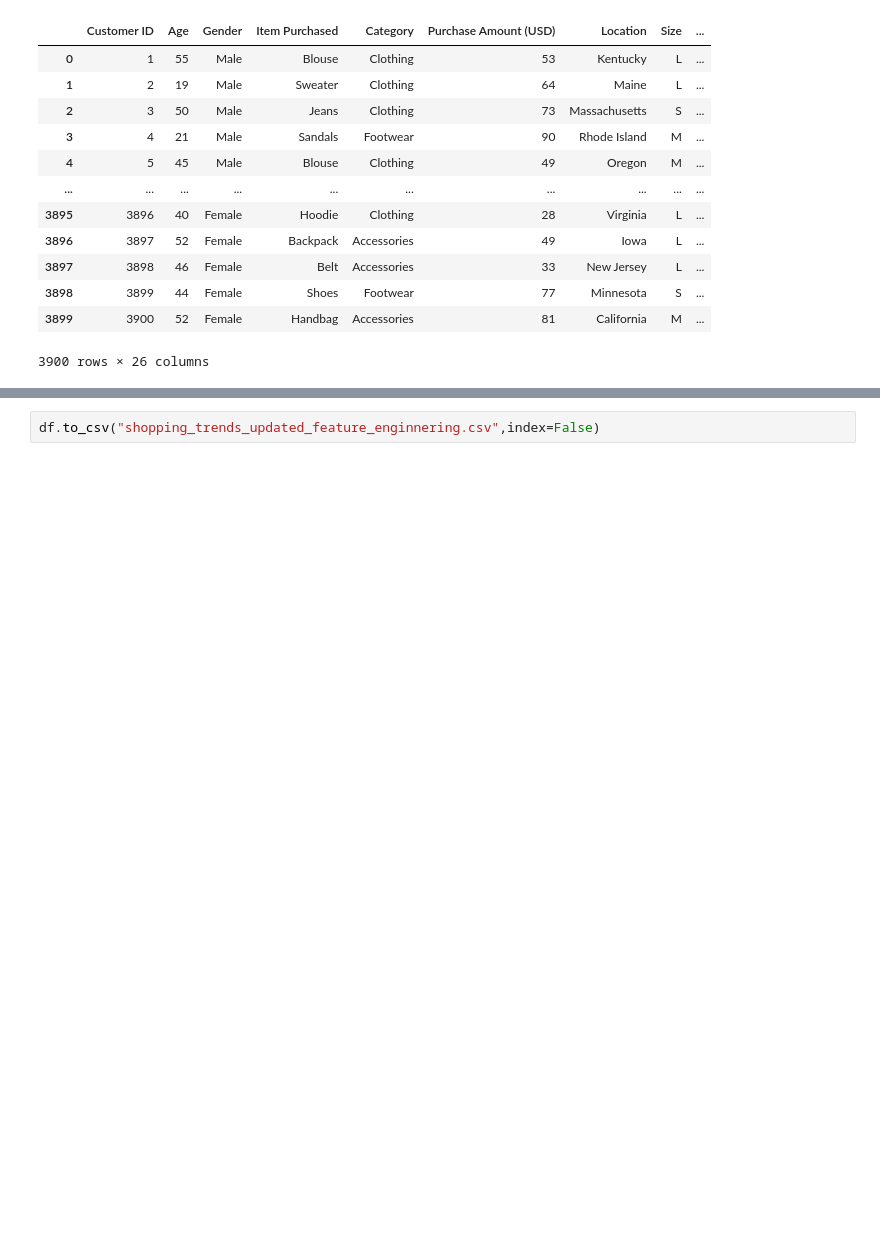
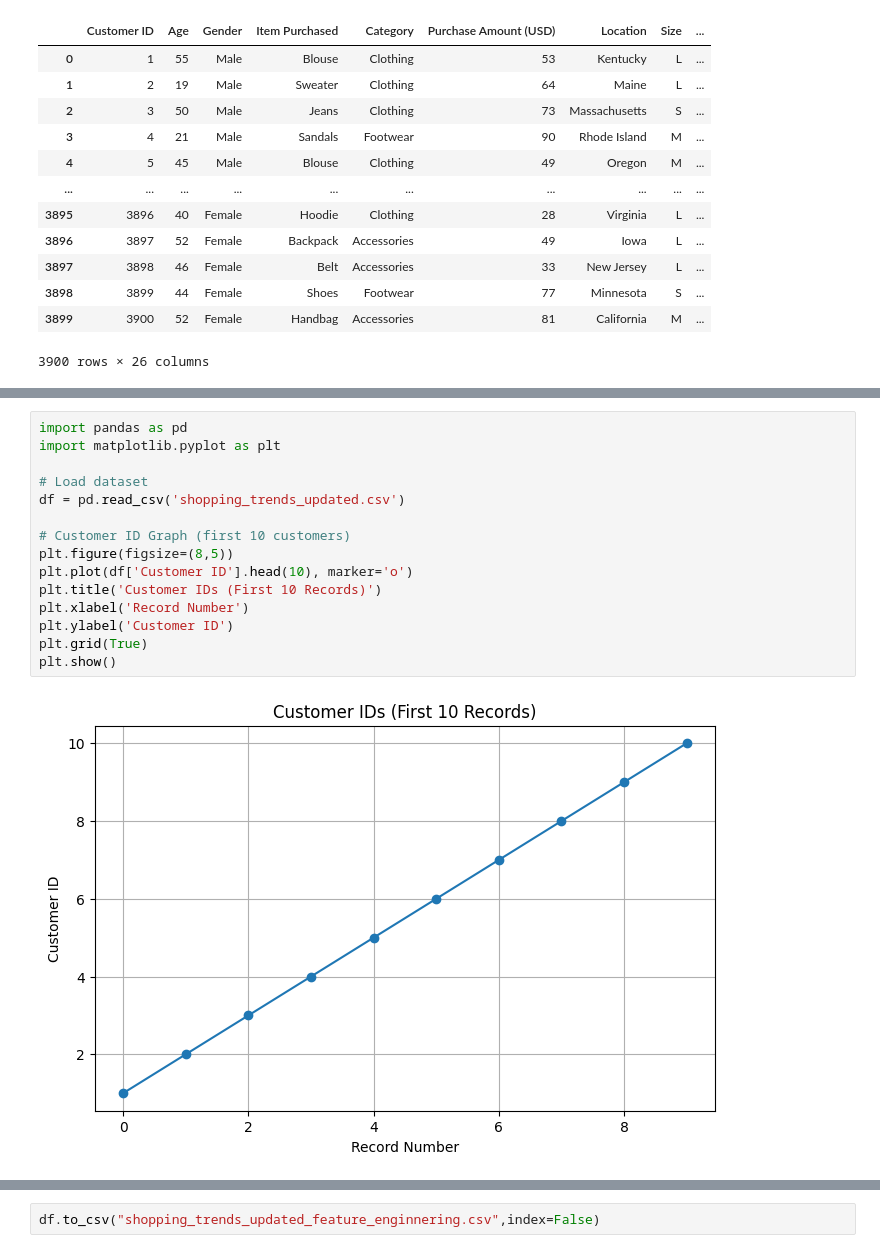
Before and after one commit to ervaishnavisutar-del/ddaex, a Jupyter notebook: Shopping_Trends_updated_Ex.ipynb, the cells around one changed output, grey strips where cells are left out. Drawn from its saved outputs; the diff is of its cells as text; blank space fills up the shorter version.

```diff
--- a/Shopping_Trends_updated_Ex.ipynb
+++ b/Shopping_Trends_updated_Ex.ipynb
@@ -216,0 +258,17 @@ df
+# %%
+import pandas as pd
+import matplotlib.pyplot as plt
+
+# Load dataset
+df = pd.read_csv('shopping_trends_updated.csv')
+
+# Customer ID Graph (first 10 customers)
+plt.figure(figsize=(8,5))
+plt.plot(df['Customer ID'].head(10), marker='o')
+plt.title('Customer IDs (First 10 Records)')
+plt.xlabel('Record Number')
+plt.ylabel('Customer ID')
+plt.grid(True)
+plt.show()
+# %% [output]
+[figure, added]
```
Also changed, not shown: parts of 11 cells of this notebook.
